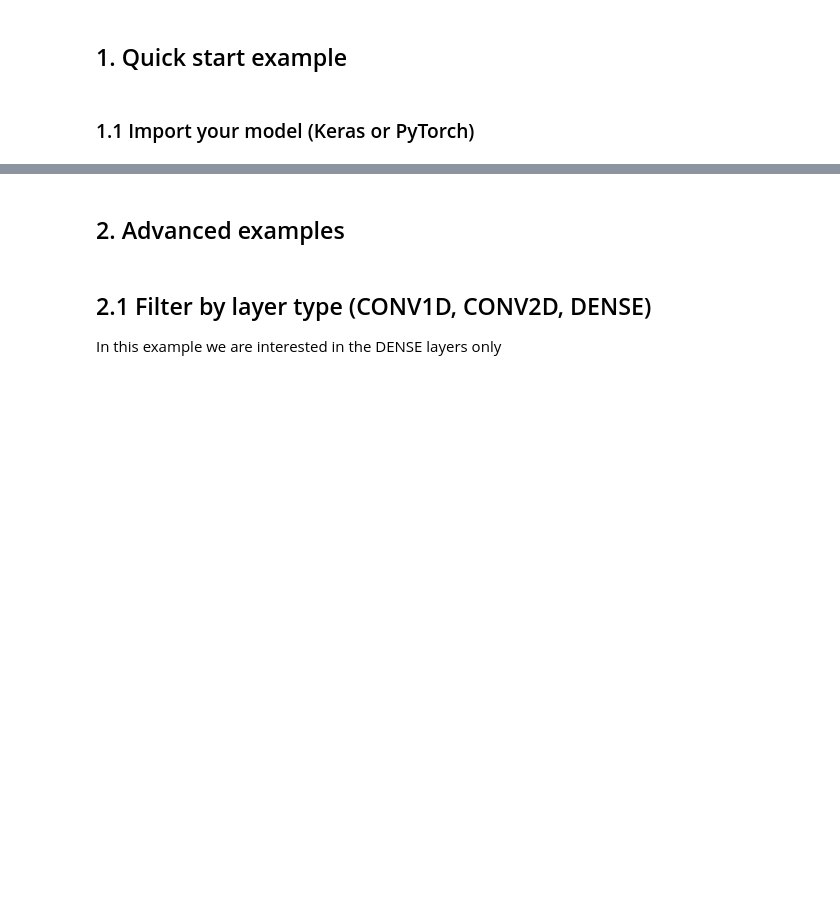
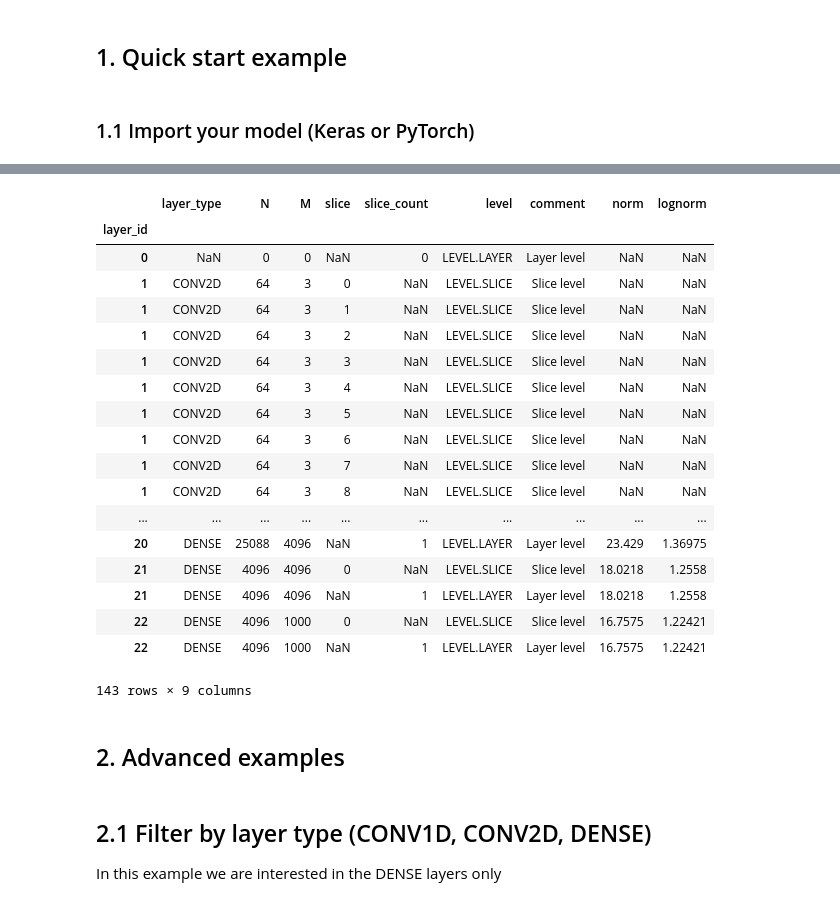
Before and after one commit to CalculatedContent/WeightWatcher, a Jupyter notebook: WeightWatcher.ipynb, the cells around one changed output, grey strips where cells are left out. Saved outputs shown, nothing was run; the diff lists cells and outputs as text; code cells hidden in the pictures; blank space fills up the shorter version.

```diff
--- a/WeightWatcher.ipynb
+++ b/WeightWatcher.ipynb
@@ -74,0 +91,3 @@ watcher.print_results()
+# %%
+watcher.get_details()
+# %% [output]
@@ -75,3 +99,22 @@ watcher.print_results()
+|  | layer_type | N | M | slice | slice_count | level | comment | norm | lognorm |
+| layer_id |  |  |  |  |  |  |  |  |  |
+| 0 | NaN | 0 | 0 | NaN | 0 | LEVEL.LAYER | Layer level | NaN | NaN |
+| 1 | CONV2D | 64 | 3 | 0 | NaN | LEVEL.SLICE | Slice level | NaN | NaN |
+| 1 | CONV2D | 64 | 3 | 1 | NaN | LEVEL.SLICE | Slice level | NaN | NaN |
+| 1 | CONV2D | 64 | 3 | 2 | NaN | LEVEL.SLICE | Slice level | NaN | NaN |
+| 1 | CONV2D | 64 | 3 | 3 | NaN | LEVEL.SLICE | Slice level | NaN | NaN |
+| 1 | CONV2D | 64 | 3 | 4 | NaN | LEVEL.SLICE | Slice level | NaN | NaN |
+| 1 | CONV2D | 64 | 3 | 5 | NaN | LEVEL.SLICE | Slice level | NaN | NaN |
+| 1 | CONV2D | 64 | 3 | 6 | NaN | LEVEL.SLICE | Slice level | NaN | NaN |
+| 1 | CONV2D | 64 | 3 | 7 | NaN | LEVEL.SLICE | Slice level | NaN | NaN |
+| 1 | CONV2D | 64 | 3 | 8 | NaN | LEVEL.SLICE | Slice level | NaN | NaN |
+| ... | ... | ... | ... | ... | ... | ... | ... | ... | ... |
+| 20 | DENSE | 25088 | 4096 | NaN | 1 | LEVEL.LAYER | Layer level | 23.429 | 1.36975 |
+| 21 | DENSE | 4096 | 4096 | 0 | NaN | LEVEL.SLICE | Slice level | 18.0218 | 1.2558 |
+| 21 | DENSE | 4096 | 4096 | NaN | 1 | LEVEL.LAYER | Layer level | 18.0218 | 1.2558 |
+| 22 | DENSE | 4096 | 1000 | 0 | NaN | LEVEL.SLICE | Slice level | 16.7575 | 1.22421 |
+| 22 | DENSE | 4096 | 1000 | NaN | 1 | LEVEL.LAYER | Layer level | 16.7575 | 1.22421 |
+143 rows × 9 columns
 # %% [markdown]
 ## 2. Advanced examples
 # %% [markdown]
```
Also changed, not shown: parts of 29 cells of this notebook, 1 other file.
